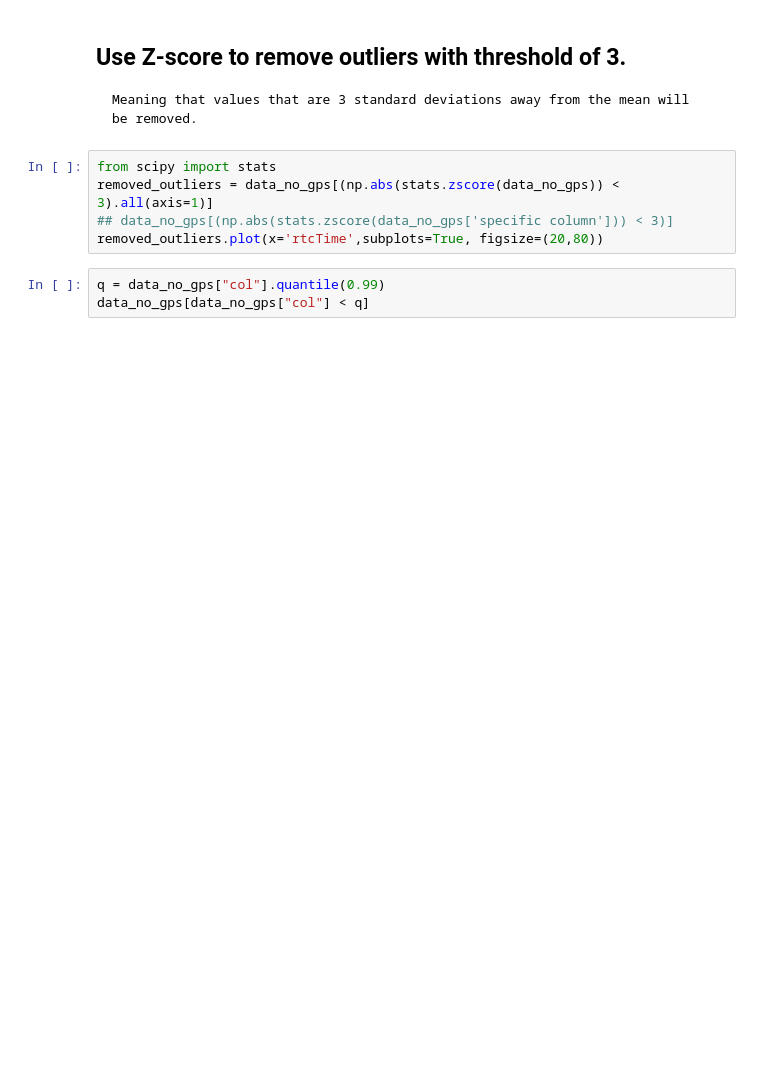
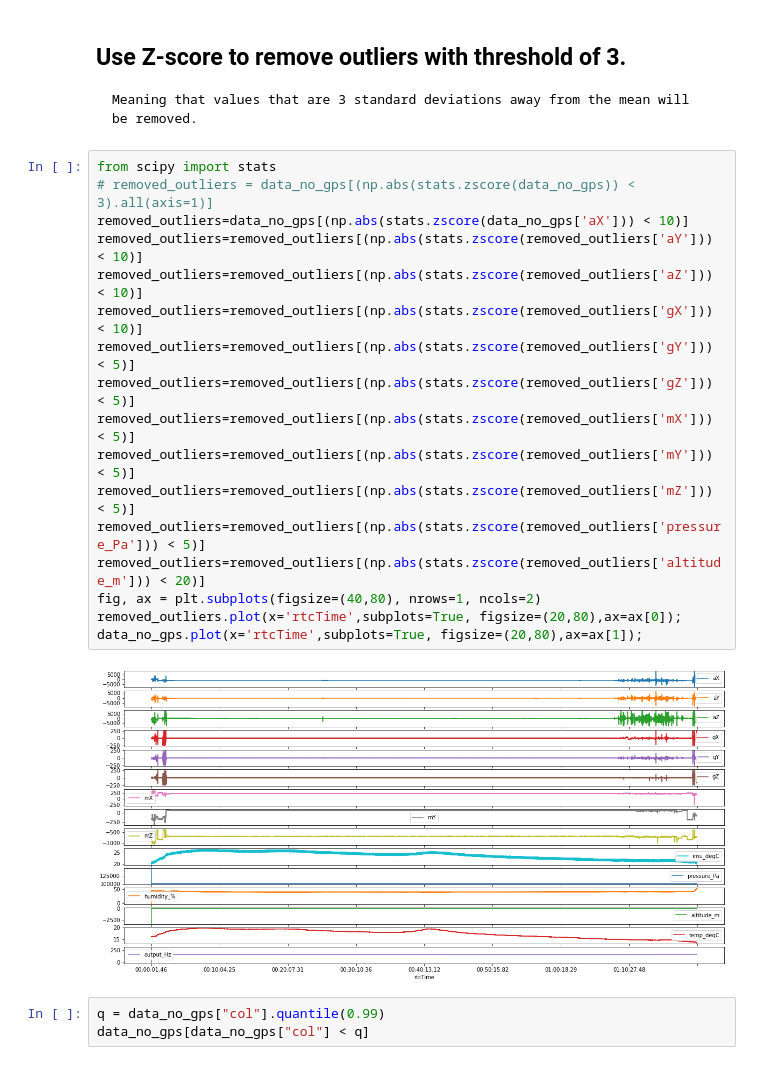
Before and after one commit to veysiadn/CO2-Excavators, a Jupyter notebook: initial-analysis.ipynb, the cells around one changed output. Cells and saved outputs as stored; diff of their text form; blank space fills up the shorter version.

Commit message:
remove outliers using z-score

```diff
--- a/initial-analysis.ipynb
+++ b/initial-analysis.ipynb
@@ -207,11 +203,25 @@ g=data_no_gps.hist(figsize=(20,20))
 # %% [markdown]
 ## Use Z-score to remove outliers with threshold of 3.
     Meaning that values that are 3 standard deviations away from the mean will be removed.
-# %%
-from scipy import stats
-removed_outliers = data_no_gps[(np.abs(stats.zscore(data_no_gps)) < 3).all(axis=1)]
-## data_no_gps[(np.abs(stats.zscore(data_no_gps['specific column'])) < 3)]
-removed_outliers.plot(x='rtcTime',subplots=True, figsize=(20,80))
+# %%
+from scipy import stats
+# removed_outliers = data_no_gps[(np.abs(stats.zscore(data_no_gps)) < 3).all(axis=1)]
+removed_outliers=data_no_gps[(np.abs(stats.zscore(data_no_gps['aX'])) < 10)]
+removed_outliers=removed_outliers[(np.abs(stats.zscore(removed_outliers['aY'])) < 10)]
+removed_outliers=removed_outliers[(np.abs(stats.zscore(removed_outliers['aZ'])) < 10)]
+removed_outliers=removed_outliers[(np.abs(stats.zscore(removed_outliers['gX'])) < 10)]
+removed_outliers=removed_outliers[(np.abs(stats.zscore(removed_outliers['gY'])) < 5)]
+removed_outliers=removed_outliers[(np.abs(stats.zscore(removed_outliers['gZ'])) < 5)]
+removed_outliers=removed_outliers[(np.abs(stats.zscore(removed_outliers['mX'])) < 5)]
+removed_outliers=removed_outliers[(np.abs(stats.zscore(removed_outliers['mY'])) < 5)]
+removed_outliers=removed_outliers[(np.abs(stats.zscore(removed_outliers['mZ'])) < 5)]
+removed_outliers=removed_outliers[(np.abs(stats.zscore(removed_outliers['pressure_Pa'])) < 5)]
+removed_outliers=removed_outliers[(np.abs(stats.zscore(removed_outliers['altitude_m'])) < 20)]
+fig, ax = plt.subplots(figsize=(40,80), nrows=1, ncols=2)
+removed_outliers.plot(x='rtcTime',subplots=True, figsize=(20,80),ax=ax[0]);
+data_no_gps.plot(x='rtcTime',subplots=True, figsize=(20,80),ax=ax[1]);
+# %% [output]
+[figure, added]
 # %%
 q = data_no_gps["col"].quantile(0.99)
 data_no_gps[data_no_gps["col"] < q]
```
Also changed, not shown: parts of 6 cells of this notebook.
